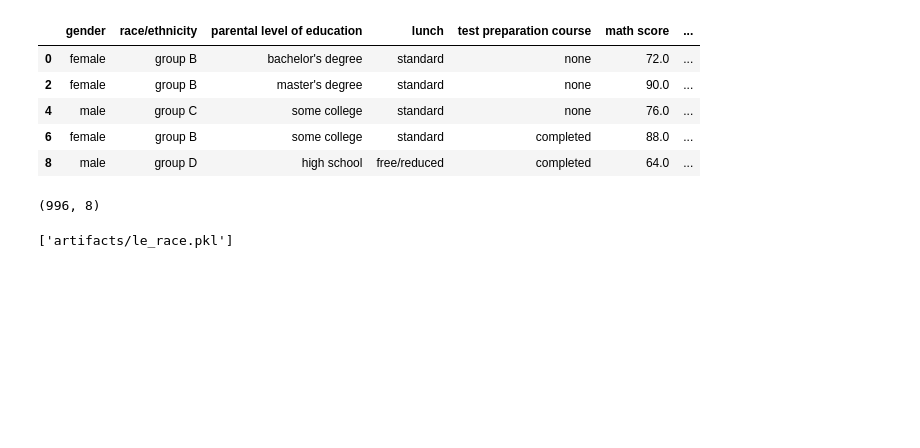
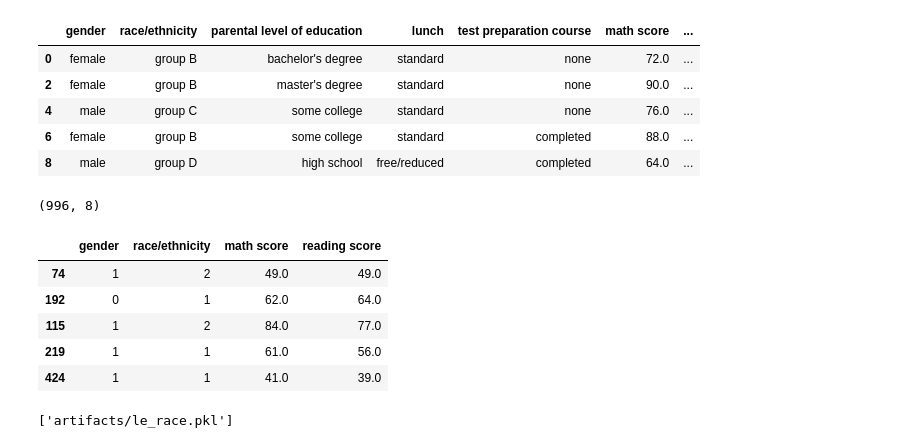
Before and after one commit to hljubic/au-exp1, a Jupyter notebook: students.ipynb, the cells around one changed output. Saved outputs shown, nothing was run; the diff lists cells and outputs as text; code cells hidden in the pictures; blank space fills up the shorter version.

```diff
--- a/students.ipynb
+++ b/students.ipynb
@@ -34,6 +34,15 @@ X_val['gender'] = le_gender.transform(X_val['gender'])
 
 X_test['race/ethnicity'] = le_race.transform(X_test['race/ethnicity'])
 X_val['race/ethnicity'] = le_race.transform(X_val['race/ethnicity'])
+# %%
+X_train.head()
+# %% [output]
+|  | gender | race/ethnicity | math score | reading score |
+| 74 | 1 | 2 | 49.0 | 49.0 |
+| 192 | 0 | 1 | 62.0 | 64.0 |
+| 115 | 1 | 2 | 84.0 | 77.0 |
+| 219 | 1 | 1 | 61.0 | 56.0 |
+| 424 | 1 | 1 | 41.0 | 39.0 |
 # %%
 import joblib
 joblib.dump(le_gender, 'artifacts/le_gender.pkl')
```
Also changed, not shown: parts of 20 cells of this notebook, 5 other files.
